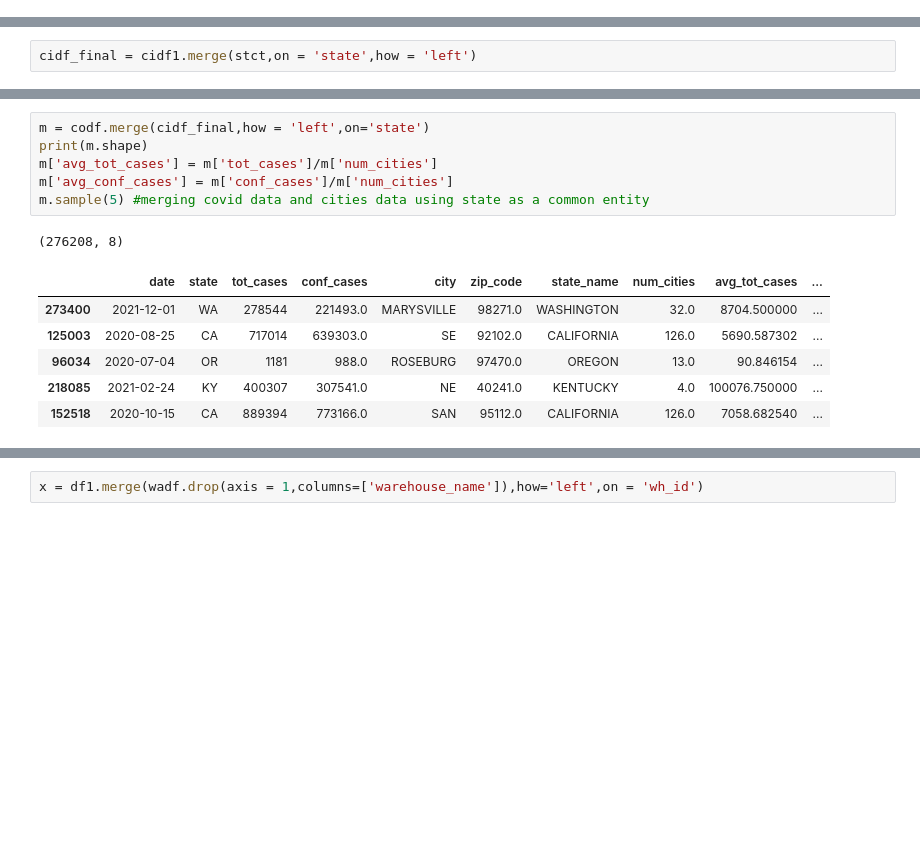
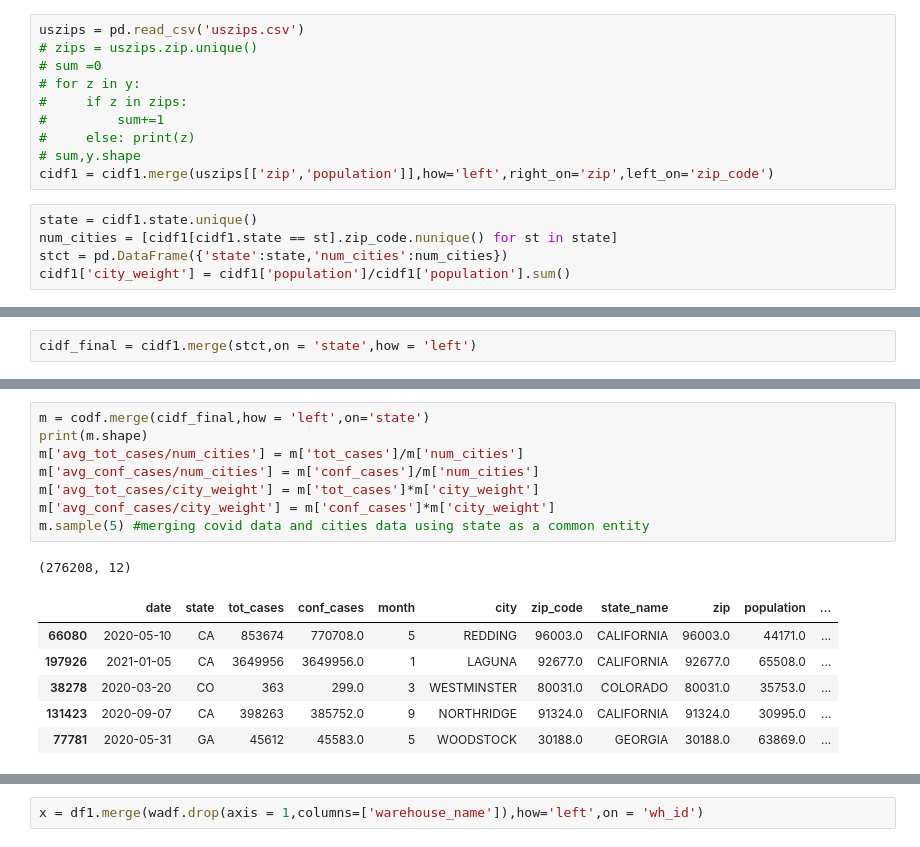
Before and after one commit to enugalamanideepreddy/Sigmoid-Time-Series-Hackathon, a Jupyter notebook: sigmoid.ipynb, the cells around one changed output, grey strips where cells are left out. Drawn from its saved outputs; the diff is of its cells as text; blank space fills up the shorter version.

Commit message:
'city_weight_added_test1'

```diff
--- a/sigmoid.ipynb
+++ b/sigmoid.ipynb
@@ -88,6 +89,21 @@ cidf1[cidf1.zip_code == 98027]
 | 70 | US | 98027 | WA | WASHINGTON |
 # %%
 cidf1.drop(index=70,inplace=True)
+# %%
+uszips = pd.read_csv('uszips.csv')
+# zips = uszips.zip.unique()
+# sum =0
+# for z in y:
+#     if z in zips:
+#         sum+=1
+#     else: print(z)
+# sum,y.shape
+cidf1 = cidf1.merge(uszips[['zip','population']],how='left',right_on='zip',left_on='zip_code')
+# %%
+state = cidf1.state.unique()
+num_cities = [cidf1[cidf1.state == st].zip_code.nunique() for st in state]
+stct = pd.DataFrame({'state':state,'num_cities':num_cities})
+cidf1['city_weight'] = cidf1['population']/cidf1['population'].sum()
 # %% [markdown]
 ## DATA PREPROCESSING
 # %%
@@ -104,17 +136,19 @@ wadf.sample(5)
 # %%
 m = codf.merge(cidf_final,how = 'left',on='state')
 print(m.shape)
-m['avg_tot_cases'] = m['tot_cases']/m['num_cities']
-m['avg_conf_cases'] = m['conf_cases']/m['num_cities']
+m['avg_tot_cases/num_cities'] = m['tot_cases']/m['num_cities']
+m['avg_conf_cases/num_cities'] = m['conf_cases']/m['num_cities']
+m['avg_tot_cases/city_weight'] = m['tot_cases']*m['city_weight']
+m['avg_conf_cases/city_weight'] = m['conf_cases']*m['city_weight']
 m.sample(5) #merging covid data and cities data using state as a common entity
 # %% [output]
-(276208, 8)
+(276208, 12)
-|  | date | state | tot_cases | conf_cases | city | zip_code | state_name | num_cities | avg_tot_cases | ... |
-| 273400 | 2021-12-01 | WA | 278544 | 221493.0 | MARYSVILLE | 98271.0 | WASHINGTON | 32.0 | 8704.500000 | ... |
-| 125003 | 2020-08-25 | CA | 717014 | 639303.0 | SE | 92102.0 | CALIFORNIA | 126.0 | 5690.587302 | ... |
-| 96034 | 2020-07-04 | OR | 1181 | 988.0 | ROSEBURG | 97470.0 | OREGON | 13.0 | 90.846154 | ... |
-| 218085 | 2021-02-24 | KY | 400307 | 307541.0 | NE | 40241.0 | KENTUCKY | 4.0 | 100076.750000 | ... |
-| 152518 | 2020-10-15 | CA | 889394 | 773166.0 | SAN | 95112.0 | CALIFORNIA | 126.0 | 7058.682540 | ... |
+|  | date | state | tot_cases | conf_cases | month | city | zip_code | state_name | zip | population | ... |
+| 66080 | 2020-05-10 | CA | 853674 | 770708.0 | 5 | REDDING | 96003.0 | CALIFORNIA | 96003.0 | 44171.0 | ... |
+| 197926 | 2021-01-05 | CA | 3649956 | 3649956.0 | 1 | LAGUNA | 92677.0 | CALIFORNIA | 92677.0 | 65508.0 | ... |
+| 38278 | 2020-03-20 | CO | 363 | 299.0 | 3 | WESTMINSTER | 80031.0 | COLORADO | 80031.0 | 35753.0 | ... |
+| 131423 | 2020-09-07 | CA | 398263 | 385752.0 | 9 | NORTHRIDGE | 91324.0 | CALIFORNIA | 91324.0 | 30995.0 | ... |
+| 77781 | 2020-05-31 | GA | 45612 | 45583.0 | 5 | WOODSTOCK | 30188.0 | GEORGIA | 30188.0 | 63869.0 | ... |
 # %%
 b = []
 for row in wadf.values:
```
Also changed, not shown: parts of 20 cells of this notebook, 1 other file.
